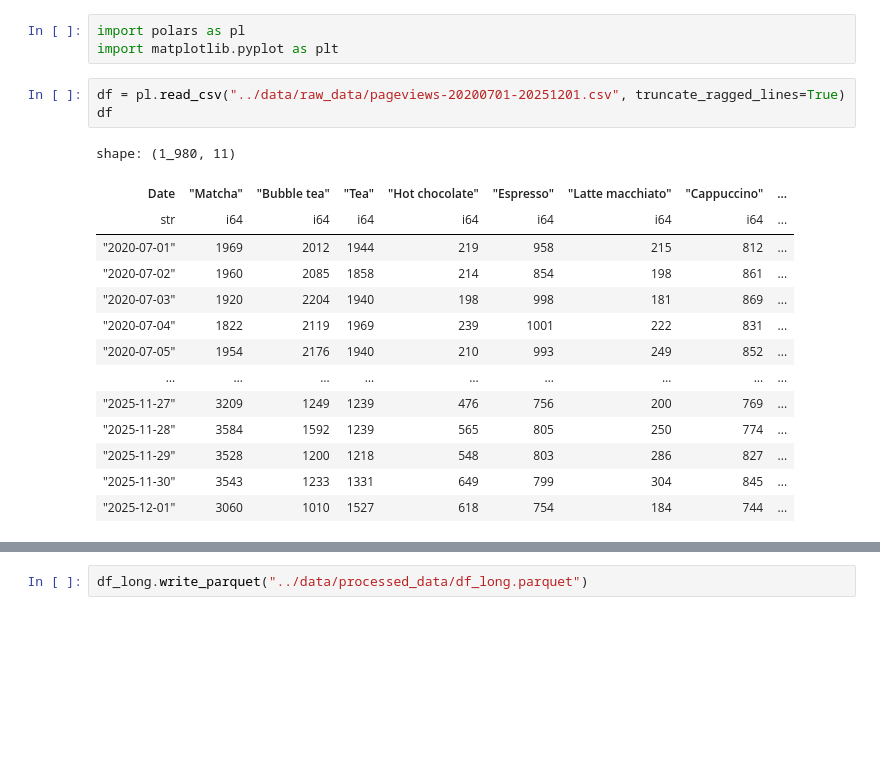
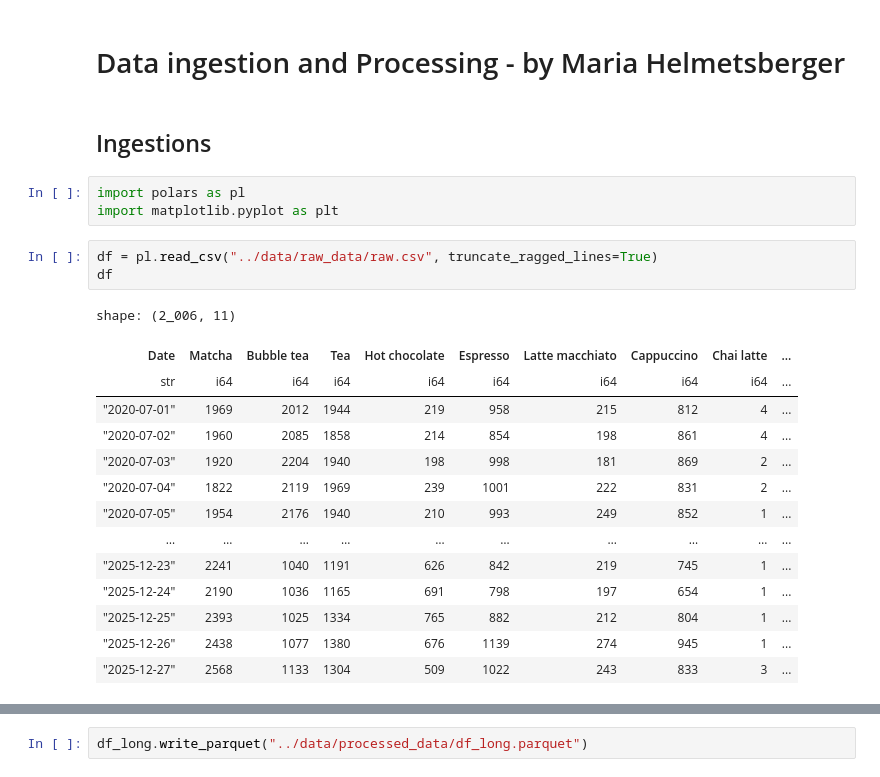
Before and after one commit to jonas-gstoettenmayr/cafe_upscaling_models, a Jupyter notebook: data_ingestion_preprocessing/data_ingestion_preprocessing.ipynb, the cells around one changed output, grey strips where cells are left out. Saved outputs shown, nothing was run; the diff lists cells and outputs as text; blank space fills up the shorter version.

```diff
--- a/data_ingestion_preprocessing/data_ingestion_preprocessing.ipynb
+++ b/data_ingestion_preprocessing/data_ingestion_preprocessing.ipynb
@@ -1,24 +1,28 @@
+# %% [markdown]
+# Data ingestion and Processing - by Maria Helmetsberger
+# %% [markdown]
+## Ingestions
 # %%
 import polars as pl
 import matplotlib.pyplot as plt
 # %%
-df = pl.read_csv("../data/raw_data/pageviews-20200701-20251201.csv", truncate_ragged_lines=True)
+df = pl.read_csv("../data/raw_data/raw.csv", truncate_ragged_lines=True)
 df
 # %% [output]
-shape: (1_980, 11)
+shape: (2_006, 11)
-| Date | "Matcha" | "Bubble tea" | "Tea" | "Hot chocolate" | "Espresso" | "Latte macchiato" | "Cappuccino" | ... |
-| str | i64 | i64 | i64 | i64 | i64 | i64 | i64 | ... |
-| "2020-07-01" | 1969 | 2012 | 1944 | 219 | 958 | 215 | 812 | ... |
-| "2020-07-02" | 1960 | 2085 | 1858 | 214 | 854 | 198 | 861 | ... |
-| "2020-07-03" | 1920 | 2204 | 1940 | 198 | 998 | 181 | 869 | ... |
-| "2020-07-04" | 1822 | 2119 | 1969 | 239 | 1001 | 222 | 831 | ... |
-| "2020-07-05" | 1954 | 2176 | 1940 | 210 | 993 | 249 | 852 | ... |
-| … | … | … | … | … | … | … | … | ... |
-| "2025-11-27" | 3209 | 1249 | 1239 | 476 | 756 | 200 | 769 | ... |
-| "2025-11-28" | 3584 | 1592 | 1239 | 565 | 805 | 250 | 774 | ... |
-| "2025-11-29" | 3528 | 1200 | 1218 | 548 | 803 | 286 | 827 | ... |
-| "2025-11-30" | 3543 | 1233 | 1331 | 649 | 799 | 304 | 845 | ... |
-| "2025-12-01" | 3060 | 1010 | 1527 | 618 | 754 | 184 | 744 | ... |
+| Date | Matcha | Bubble tea | Tea | Hot chocolate | Espresso | Latte macchiato | Cappuccino | Chai latte | ... |
+| str | i64 | i64 | i64 | i64 | i64 | i64 | i64 | i64 | ... |
+| "2020-07-01" | 1969 | 2012 | 1944 | 219 | 958 | 215 | 812 | 4 | ... |
+| "2020-07-02" | 1960 | 2085 | 1858 | 214 | 854 | 198 | 861 | 4 | ... |
+| "2020-07-03" | 1920 | 2204 | 1940 | 198 | 998 | 181 | 869 | 2 | ... |
+| "2020-07-04" | 1822 | 2119 | 1969 | 239 | 1001 | 222 | 831 | 2 | ... |
+| "2020-07-05" | 1954 | 2176 | 1940 | 210 | 993 | 249 | 852 | 1 | ... |
+| … | … | … | … | … | … | … | … | … | ... |
+| "2025-12-23" | 2241 | 1040 | 1191 | 626 | 842 | 219 | 745 | 1 | ... |
+| "2025-12-24" | 2190 | 1036 | 1165 | 691 | 798 | 197 | 654 | 1 | ... |
+| "2025-12-25" | 2393 | 1025 | 1334 | 765 | 882 | 212 | 804 | 1 | ... |
+| "2025-12-26" | 2438 | 1077 | 1380 | 676 | 1139 | 274 | 945 | 1 | ... |
+| "2025-12-27" | 2568 | 1133 | 1304 | 509 | 1022 | 243 | 833 | 3 | ... |
 # %%
 df_long = (
     df
```
Also changed, not shown: parts of 16 cells of this notebook, 1 other file.
